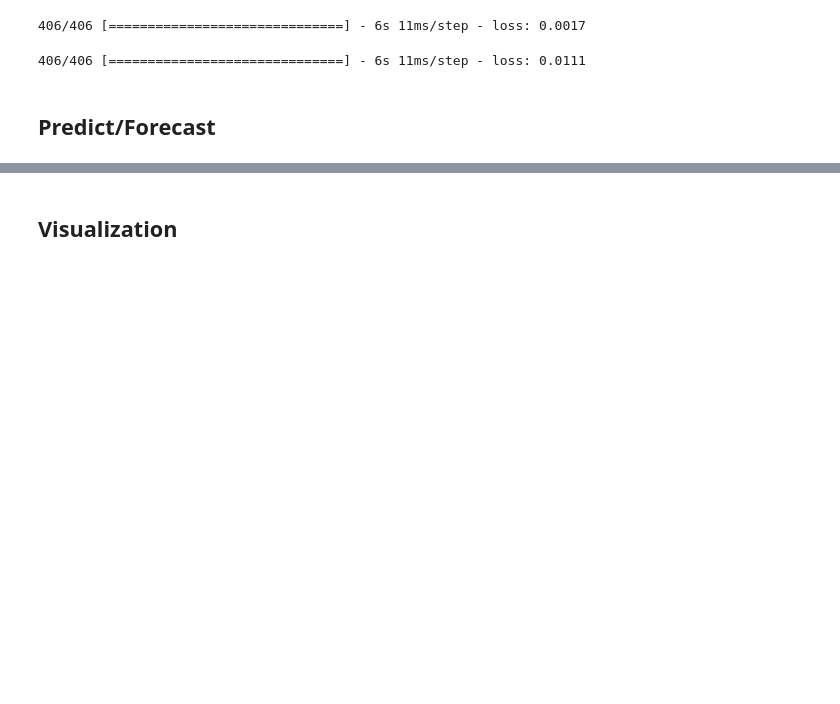
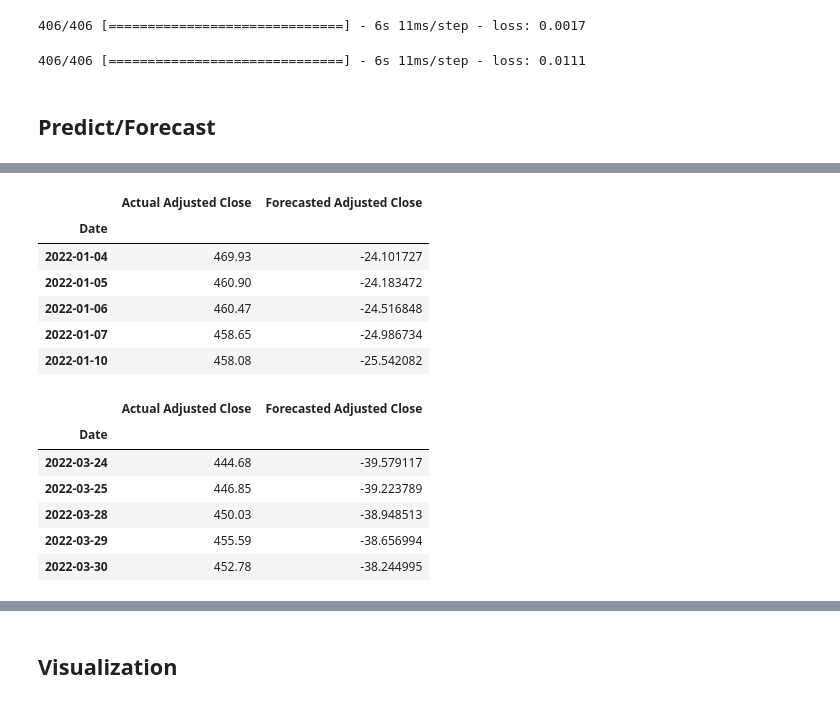
Before and after one commit to SZun/ETF-Forecasts, a Jupyter notebook: LSTM_RNN.ipynb, the cells around one changed output, grey strips where cells are left out. Cells and saved outputs as stored; diff of their text form; code cells hidden in the pictures; blank space fills up the shorter version.

```diff
--- a/LSTM_RNN.ipynb
+++ b/LSTM_RNN.ipynb
@@ -229,0 +261,17 @@ NameError: name 'arrk_X_test' is not defined
+# %%
+display_head_tail(get_actual_predicted(spy,spy_predictions))
+# %% [output]
+|  | Actual Adjusted Close | Forecasted Adjusted Close |
+| Date |  |  |
+| 2022-01-04 | 469.93 | -24.101727 |
+| 2022-01-05 | 460.90 | -24.183472 |
+| 2022-01-06 | 460.47 | -24.516848 |
+| 2022-01-07 | 458.65 | -24.986734 |
+| 2022-01-10 | 458.08 | -25.542082 |
+|  | Actual Adjusted Close | Forecasted Adjusted Close |
+| Date |  |  |
+| 2022-03-24 | 444.68 | -39.579117 |
+| 2022-03-25 | 446.85 | -39.223789 |
+| 2022-03-28 | 450.03 | -38.948513 |
+| 2022-03-29 | 455.59 | -38.656994 |
+| 2022-03-30 | 452.78 | -38.244995 |
```
Also changed, not shown: parts of 7 cells of this notebook.
